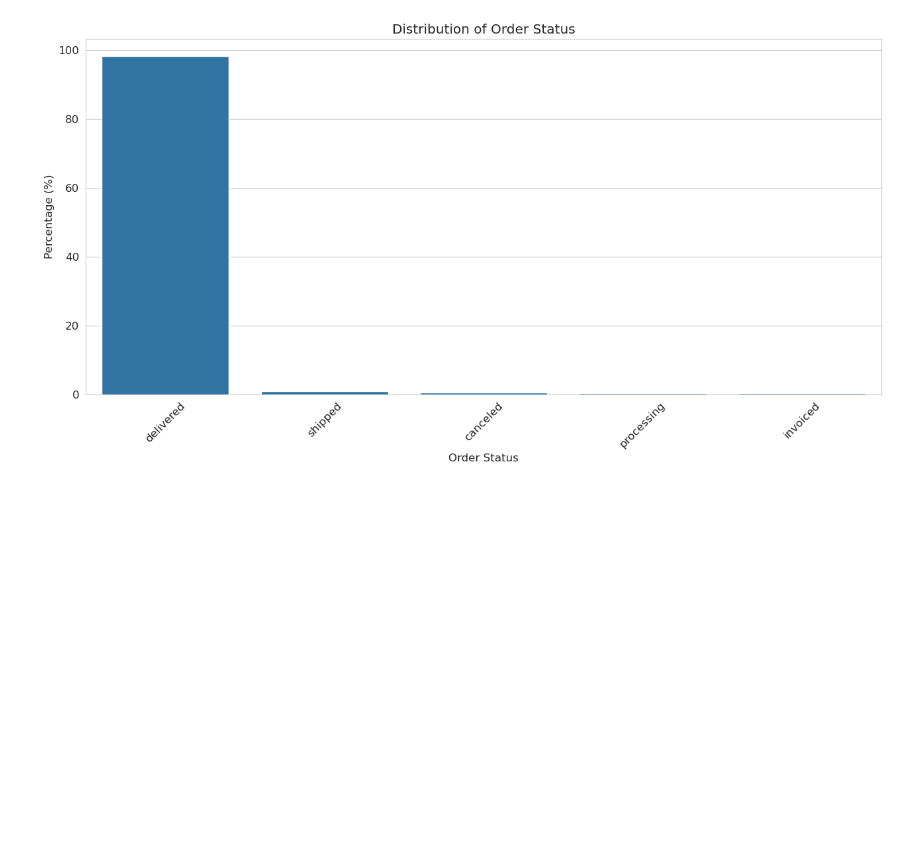
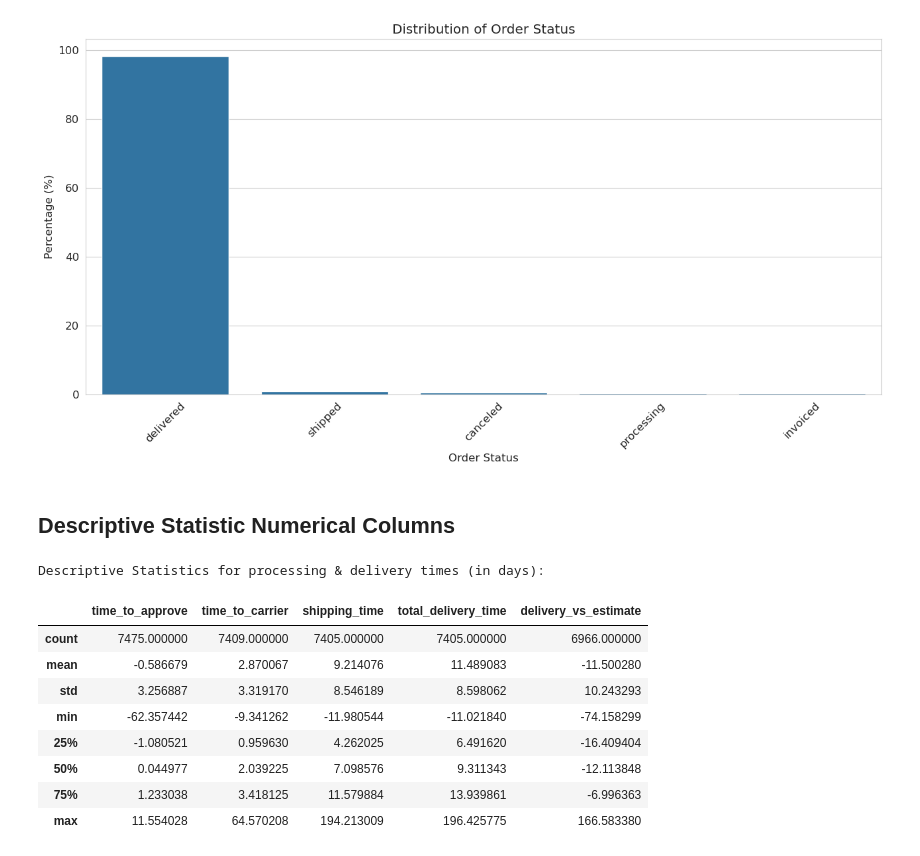
Before and after one commit to RizkiRdm/Olist-E-commerce-Performance-Analysis, a Jupyter notebook: notebooks/sales_and_order_analysis.ipynb, the cells around one changed output. Cells and saved outputs as stored; diff of their text form; code cells hidden in the pictures; blank space fills up the shorter version.

Commit message:
feat: Display descriptive statistics for order processing and delivery times

```diff
--- a/notebooks/sales_and_order_analysis.ipynb
+++ b/notebooks/sales_and_order_analysis.ipynb
@@ -249,3 +249,27 @@ plt.tight_layout()
 plt.show()
 # %% [output]
 [figure]
+# %% [markdown]
+## Descriptive Statistic Numerical Columns
+# %%
+time_cols_for_analysis = [
+    "time_to_approve",
+    "time_to_carrier",
+    "shipping_time",
+    "total_delivery_time",
+    "delivery_vs_estimate",
+]
+
+print("Descriptive Statistics for processing & delivery times (in days):")
+ecom_data_df[time_cols_for_analysis].describe()
+# %% [output]
+Descriptive Statistics for processing & delivery times (in days):
+|  | time_to_approve | time_to_carrier | shipping_time | total_delivery_time | delivery_vs_estimate |
+| count | 7475.000000 | 7409.000000 | 7405.000000 | 7405.000000 | 6966.000000 |
+| mean | -0.586679 | 2.870067 | 9.214076 | 11.489083 | -11.500280 |
+| std | 3.256887 | 3.319170 | 8.546189 | 8.598062 | 10.243293 |
+| min | -62.357442 | -9.341262 | -11.980544 | -11.021840 | -74.158299 |
+| 25% | -1.080521 | 0.959630 | 4.262025 | 6.491620 | -16.409404 |
+| 50% | 0.044977 | 2.039225 | 7.098576 | 9.311343 | -12.113848 |
+| 75% | 1.233038 | 3.418125 | 11.579884 | 13.939861 | -6.996363 |
+| max | 11.554028 | 64.570208 | 194.213009 | 196.425775 | 166.583380 |
```
